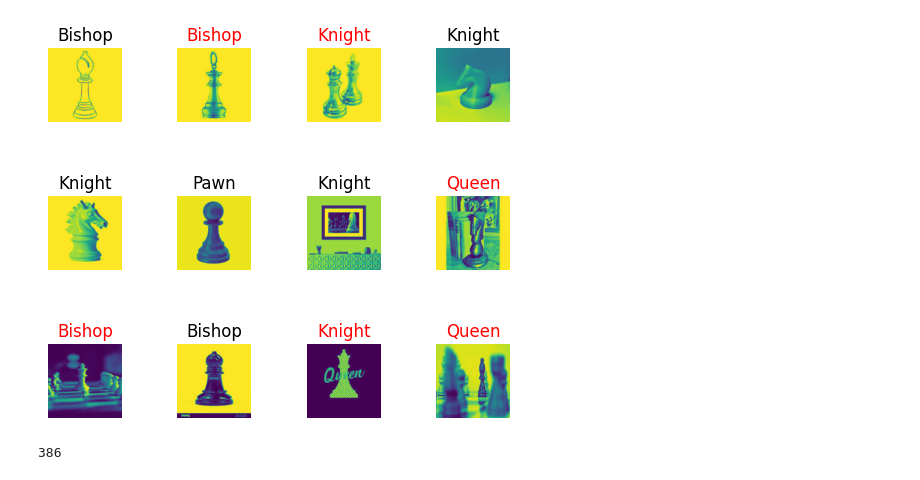
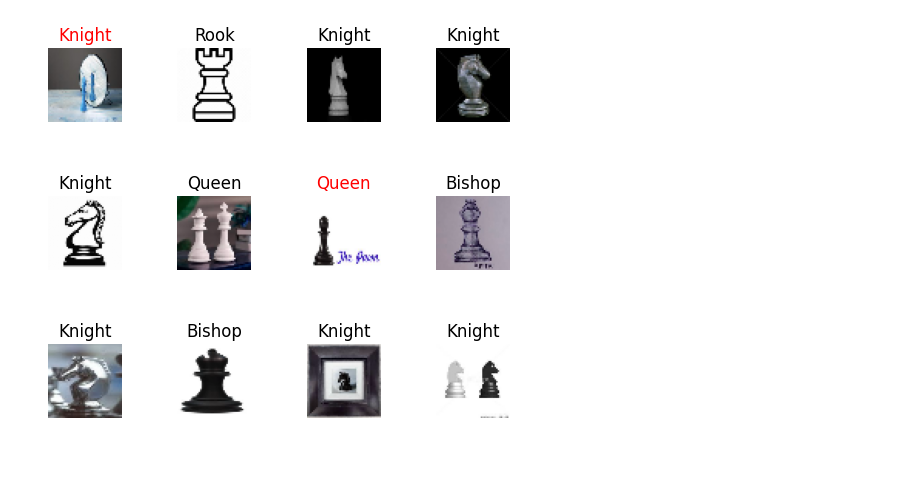
Before and after one commit to khirobenn/Deep-Learning, a Jupyter notebook: Chess piece recognizer/chess_model.ipynb, the cells around one changed output. Cells and saved outputs as stored; diff of their text form; code cells hidden in the pictures.

```diff
--- a/Chess piece recognizer/chess_model.ipynb
+++ b/Chess piece recognizer/chess_model.ipynb
@@ -8,7 +8,7 @@ DATADIR = "pictures/"
 CATEGORIES = ["Bishop", "Knight", "Pawn", "Queen", "Rook"]
 # %%
 def create_data():
-    min_size = 150
+    min_size = 48
     training_data = []
     for category in CATEGORIES:
         path = DATADIR + category
@@ -119,3 +163,5 @@ Detected at node adam/Square_4 defined at (most recent call last):
+# %%
+model = tf.keras.models.load_model("best_chess_model.keras")
 # %%
 val_loss, val_acc = model.evaluate(X_test, Y_test)
 print(val_acc)
@@ -129,22 +175,18 @@ predictions = model.predict(X_test)
 # %%
-x = 5
+x = 20
 y = x+12
 # printing some pictures of the x_test and it's predictions as title
 false_values = 0
 for i in range(x, y):
     plt.subplot(3, 4, i-x+1)
     plt.subplots_adjust(hspace=1)
     plt.imshow(X_test[i])
     plt.axis('off')
     color = 'black'
     if np.argmax(predictions[i]) != Y_test[i]:
         false_values = false_values + 1
         color = 'red'
     plt.title(CATEGORIES[np.argmax(predictions[i])], color=color)
 plt.show()
 # %% [output]
-[figure, old version]
+[figure, new version]
-# %%
-print(len(X_test))
-# %% [output]
-386
```
Also changed, not shown: parts of 11 cells of this notebook.
